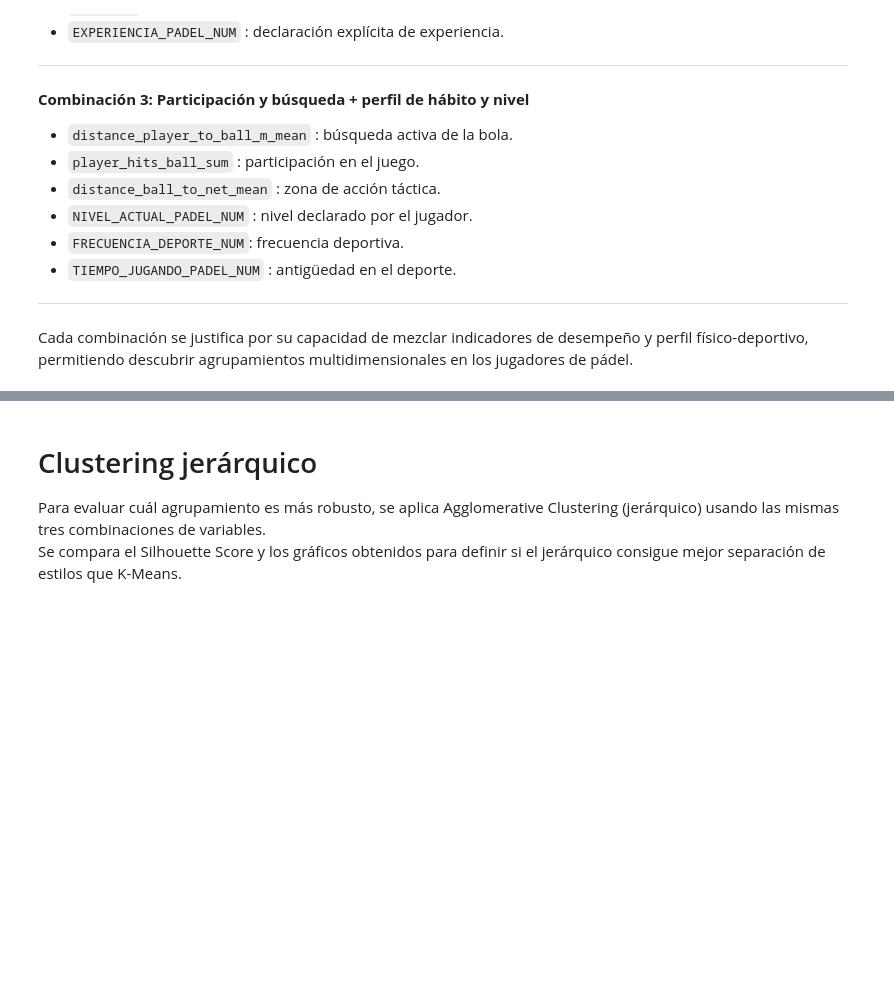
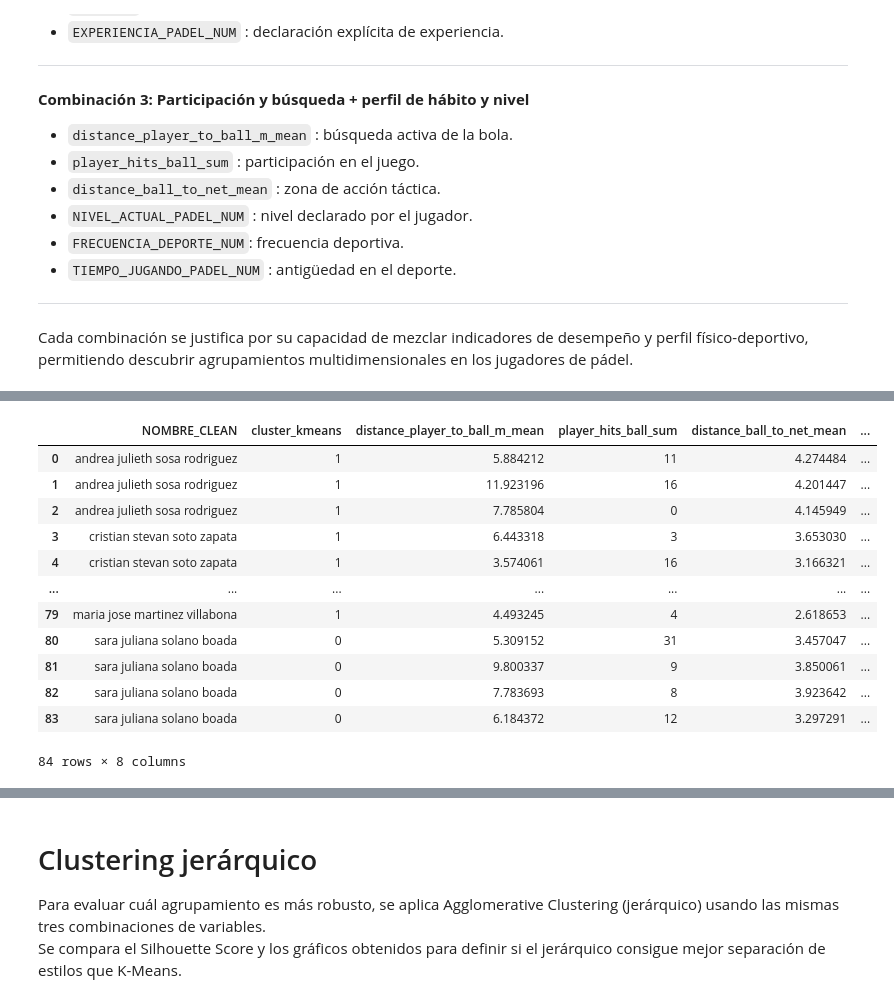
Before and after one commit to valenlopezzz04/Proyecto-padel-analitica, a Jupyter notebook: kmeans2.ipynb, the cells around one changed output, grey strips where cells are left out. Saved outputs shown, nothing was run; the diff lists cells and outputs as text; code cells hidden in the pictures; blank space fills up the shorter version.

```diff
--- a/kmeans2.ipynb
+++ b/kmeans2.ipynb
@@ -766 +782,19 @@ for var in features_B:
+# %%
+# Tabla con jugador, cluster y variables de combinación 3
+perfil_jugadores = df_merged[["NOMBRE_CLEAN", "cluster_kmeans"] + features_3]
+display(perfil_jugadores)
+# %% [output]
+|  | NOMBRE_CLEAN | cluster_kmeans | distance_player_to_ball_m_mean | player_hits_ball_sum | distance_ball_to_net_mean | ... |
+| 0 | andrea julieth sosa rodriguez | 1 | 5.884212 | 11 | 4.274484 | ... |
+| 1 | andrea julieth sosa rodriguez | 1 | 11.923196 | 16 | 4.201447 | ... |
+| 2 | andrea julieth sosa rodriguez | 1 | 7.785804 | 0 | 4.145949 | ... |
+| 3 | cristian stevan soto zapata | 1 | 6.443318 | 3 | 3.653030 | ... |
+| 4 | cristian stevan soto zapata | 1 | 3.574061 | 16 | 3.166321 | ... |
+| ... | ... | ... | ... | ... | ... | ... |
+| 79 | maria jose martinez villabona | 1 | 4.493245 | 4 | 2.618653 | ... |
+| 80 | sara juliana solano boada | 0 | 5.309152 | 31 | 3.457047 | ... |
+| 81 | sara juliana solano boada | 0 | 9.800337 | 9 | 3.850061 | ... |
+| 82 | sara juliana solano boada | 0 | 7.783693 | 8 | 3.923642 | ... |
+| 83 | sara juliana solano boada | 0 | 6.184372 | 12 | 3.297291 | ... |
+84 rows × 8 columns
 # %% [markdown]
```
Also changed, not shown: parts of 11 cells of this notebook.
